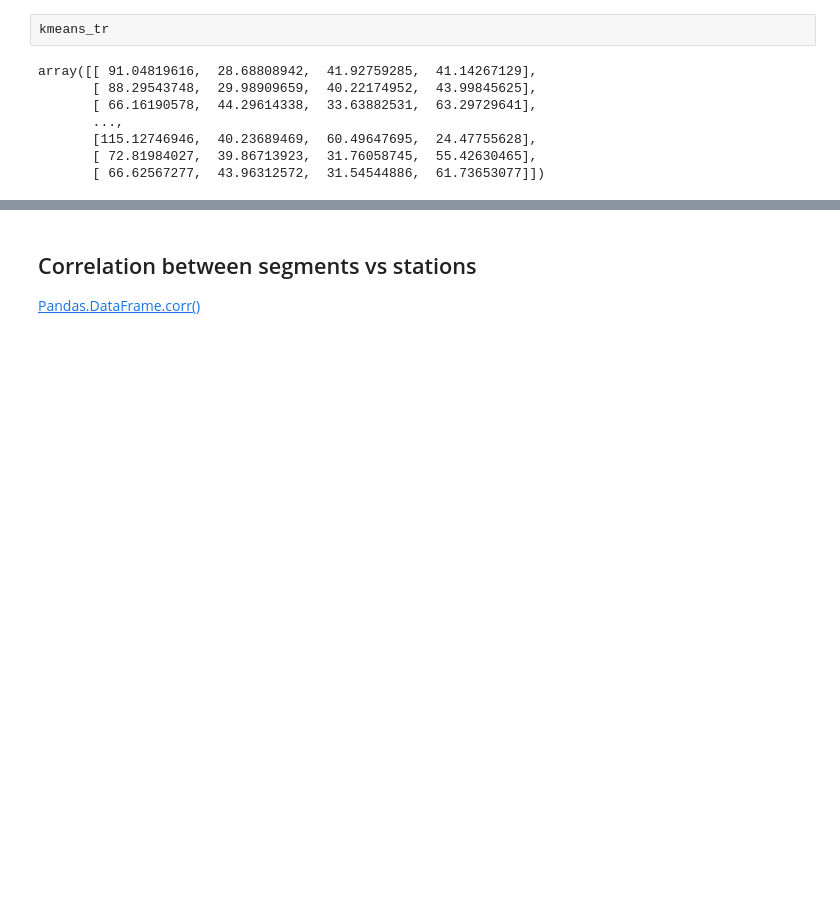
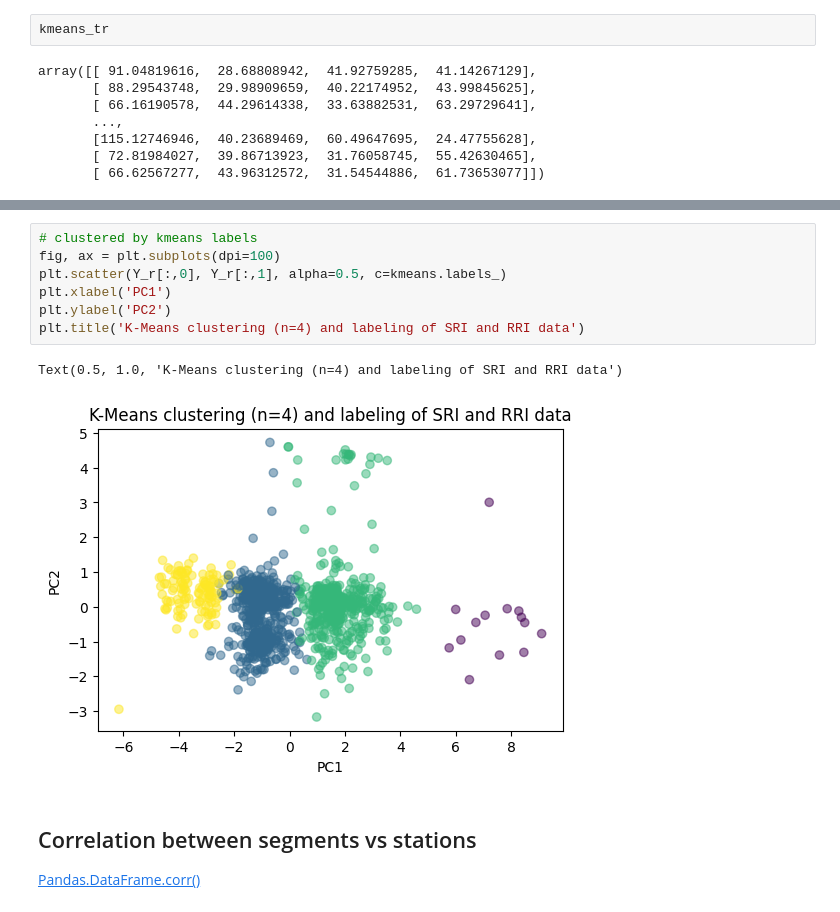
Before and after one commit to amandakhoo/data4all-team6, a Jupyter notebook: Modeling congestion & ridership data (JB).ipynb, the cells around one changed output, grey strips where cells are left out. Drawn from its saved outputs; the diff is of its cells as text; blank space fills up the shorter version.

Commit message:
more clustering

```diff
--- a/Modeling congestion & ridership data (JB).ipynb
+++ b/Modeling congestion & ridership data (JB).ipynb
@@ -181,3 +189,13 @@ plt.title('PCA of Chicago traffic congestion & subway ridership datasets with k-
+# %%
+# clustered by kmeans labels
+fig, ax = plt.subplots(dpi=100)
+plt.scatter(Y_r[:,0], Y_r[:,1], alpha=0.5, c=kmeans.labels_)
+plt.xlabel('PC1')
+plt.ylabel('PC2')
+plt.title('K-Means clustering (n=4) and labeling of SRI and RRI data')
+# %% [output]
+Text(0.5, 1.0, 'K-Means clustering (n=4) and labeling of SRI and RRI data')
+[figure, added]
 # %% [markdown]
 ## Correlation between segments vs stations
 [Pandas.DataFrame.corr()](https://pandas.pydata.org/docs/reference/api/pandas.DataFrame.corr.html#pandas.DataFrame.corr)
```
Also changed, not shown: parts of 6 cells of this notebook.
